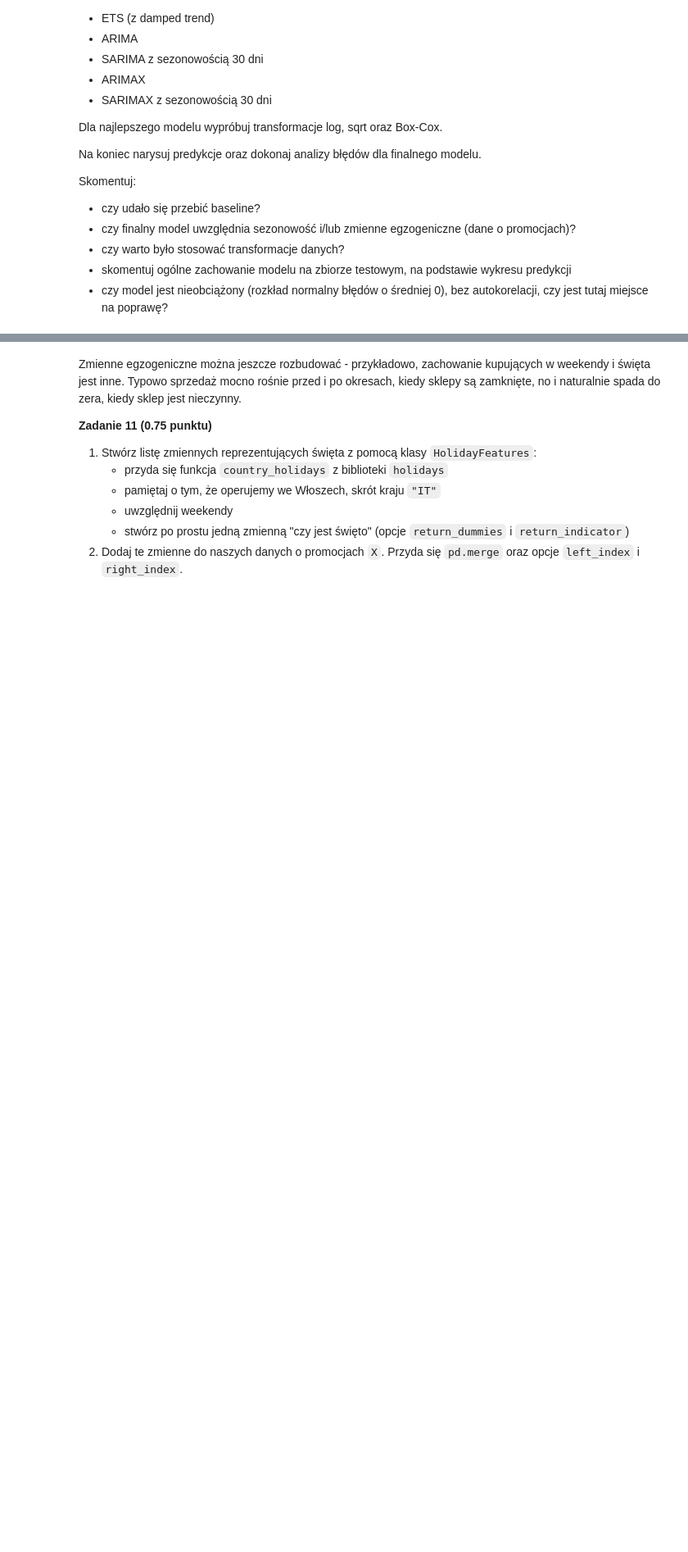
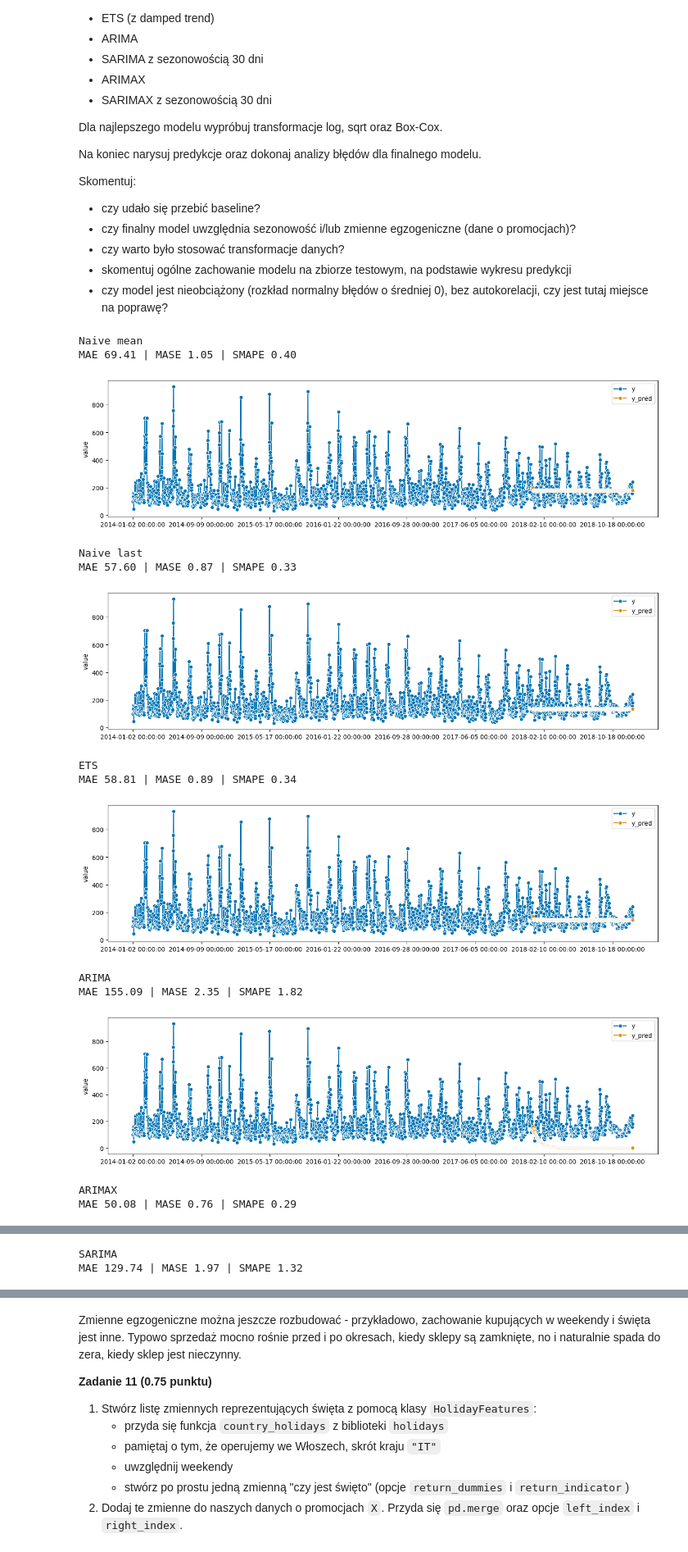
Before and after one commit to barhanc/machine-learning-fundamentals, a Jupyter notebook: lab7/notebook_empty.ipynb, the cells around one changed output, grey strips where cells are left out. Shown at 82% size. Drawn from its saved outputs; the diff is of its cells as text; code cells hidden in the pictures; blank space fills up the shorter version.

```diff
--- a/lab7/notebook_empty.ipynb
+++ b/lab7/notebook_empty.ipynb
@@ -635,3 +693,39 @@ Skomentuj:
 - czy warto było stosować transformacje danych?
 - skomentuj ogólne zachowanie modelu na zbiorze testowym, na podstawie wykresu predykcji
 - czy model jest nieobciążony (rozkład normalny błędów o średniej 0), bez autokorelacji, czy jest tutaj miejsce na poprawę?
+# %%
+print("Naive mean")
+evaluate_pasta_sales_model(NaiveForecaster(strategy="mean", window_length=3), y, plot_forecasts=True, analyze_residuals=False)
+
+print("\nNaive last")
+evaluate_pasta_sales_model(NaiveForecaster(strategy="last"), y, plot_forecasts=True, analyze_residuals=False)
+
+print("\nETS")
+evaluate_pasta_sales_model(StatsForecastAutoETS(damped=True), y, plot_forecasts=True, analyze_residuals=False)
+
+print("\nARIMA")
+evaluate_pasta_sales_model(StatsForecastAutoARIMA(seasonal=False), y, plot_forecasts=True, analyze_residuals=False)
+
+print("\nARIMAX")
+evaluate_pasta_sales_model(StatsForecastAutoARIMA(seasonal=False), y, X, plot_forecasts=True, analyze_residuals=False)
+
+print("\nSARIMA")
+evaluate_pasta_sales_model(StatsForecastAutoARIMA(seasonal=True, sp=30), y, plot_forecasts=True, analyze_residuals=False)
+
+print("\nSARIMAX")
+evaluate_pasta_sales_model(StatsForecastAutoARIMA(seasonal=True, sp=30), y, X, plot_forecasts=True, analyze_residuals=False)
+# %% [output]
+Naive mean
+MAE 69.41 | MASE 1.05 | SMAPE 0.40
+[figure, added]
+Naive last
+MAE 57.60 | MASE 0.87 | SMAPE 0.33
+[figure, added]
+ETS
+MAE 58.81 | MASE 0.89 | SMAPE 0.34
+[figure, added]
+ARIMA
+MAE 155.09 | MASE 2.35 | SMAPE 1.82
+[figure, added]
+ARIMAX
+MAE 50.08 | MASE 0.76 | SMAPE 0.29
@@ -637,0 +733,2 @@ Skomentuj:
+SARIMA
+MAE 129.74 | MASE 1.97 | SMAPE 1.32
```
Also changed, not shown: parts of 9 cells of this notebook.
